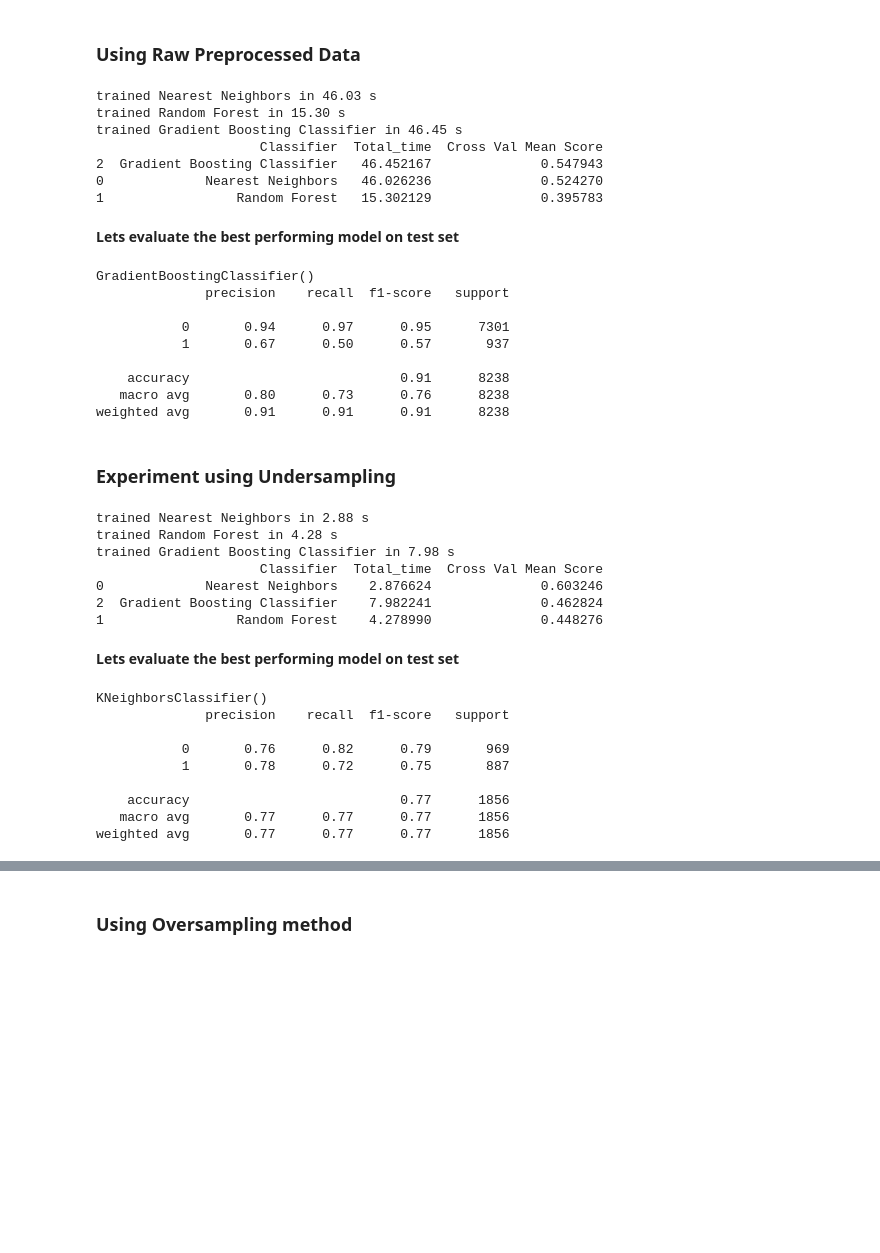
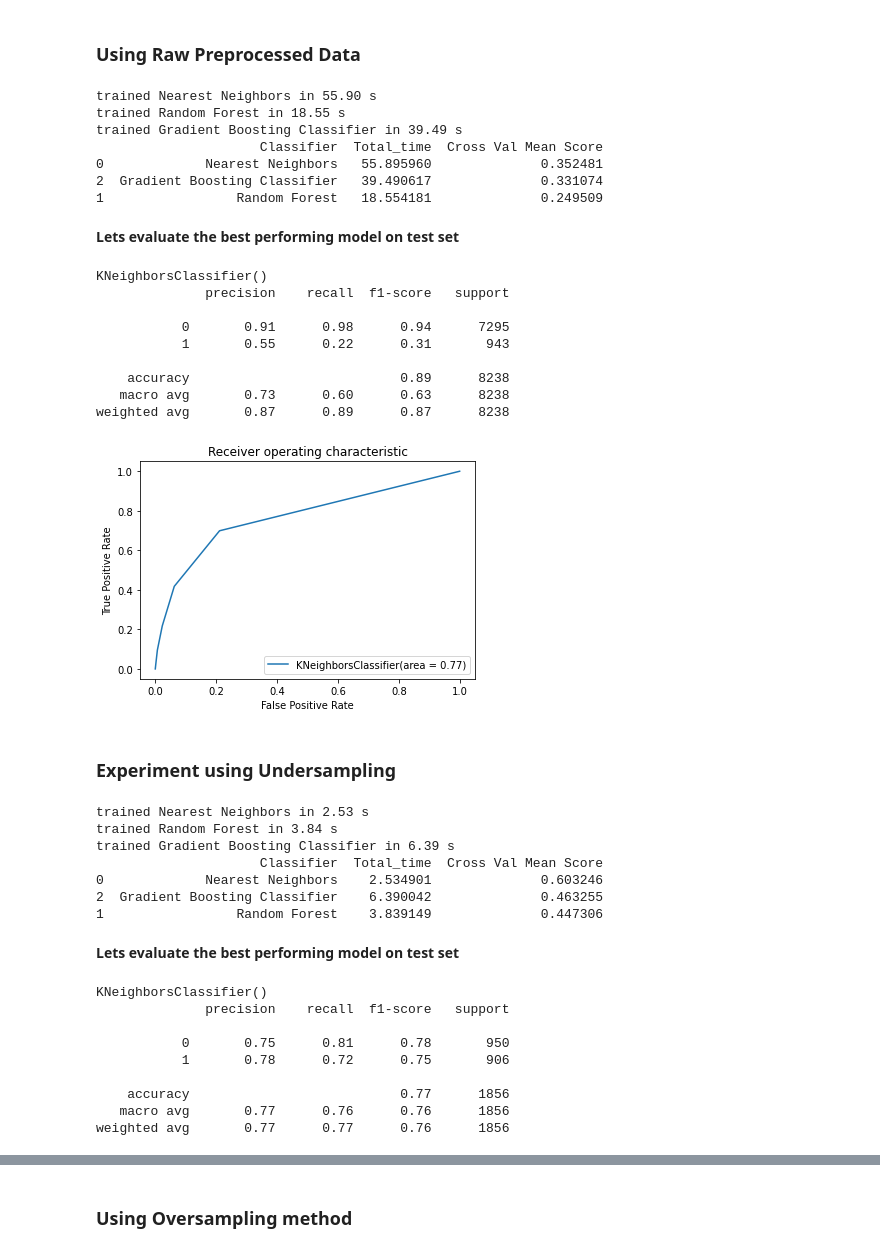
Before and after one commit to maneet-z/Bank_Marketing_Analytics, a Jupyter notebook: bank_marketing/notebooks/Notebook3_Data Modeling and Results.ipynb, the cells around one changed output, grey strips where cells are left out. Cells and saved outputs as stored; diff of their text form; code cells hidden in the pictures; blank space fills up the shorter version.

```diff
--- a/bank_marketing/notebooks/Notebook3_Data Modeling and Results.ipynb
+++ b/bank_marketing/notebooks/Notebook3_Data Modeling and Results.ipynb
@@ -23,9 +28,6 @@ def plot_confusion_matrix(cm,
                           title='Confusion matrix',
                           cmap=None,
                           normalize=True):
-    import matplotlib.pyplot as plt
-    import numpy as np
-    import itertools
 
     accuracy = np.trace(cm) / np.sum(cm).astype('float')
     misclass = 1 - accuracy
@@ -36,7 +38,6 @@ def plot_confusion_matrix(cm,
     plt.figure(figsize=(4,4))
     plt.imshow(cm, interpolation='nearest', cmap=cmap)
     plt.title(title)
-#     plt.colorbar()
 
     if target_names is not None:
         tick_marks = np.arange(len(target_names))
@@ -63,6 +64,19 @@ def plot_confusion_matrix(cm,
     plt.ylabel('True label')
     plt.xlabel('Predicted label\naccuracy={:0.4f}; misclass={:0.4f}'.format(accuracy, misclass))
     plt.show()
+
+def plot_roc_auc_curve(clf1,X_test,y_test):
+    baseline_roc_auc = roc_auc_score(y_test, clf1.predict_proba(X_test)[:,1])
+    fprB, tprB, thresholdsB = roc_curve(y_test, clf1.predict_proba(X_test)[:,1])
+
+    plt.figure()
+    plt.plot(fprB, tprB, label=str(best_clf).split("(")[0] + '(area = %0.2f)' % baseline_roc_auc)
+    plt.xlabel('False Positive Rate')
+    plt.ylabel('True Positive Rate')
+    plt.title('Receiver operating characteristic')
+    plt.legend(loc="lower right")
+    plt.savefig(path + figures_add + '/Roc_curve' + str(best_clf).split("(")[0] +'.png')
+    plt.show()
 # %% [markdown]
 ## Import processed data which is ready for modelling
 # %%
@@ -109,7 +123,7 @@ def cv_model(X_train,Y_train,verbose = True):
     count = 0
     for key, classifier in dict_classifiers.items():
         t_start = time.clock()
-        cross_val = cross_val_score(classifier,X_train, Y_train, cv = 3)
+        cross_val = cross_val_score(classifier,X_train, Y_train, cv = 3, scoring= "f1_macro")
         t_end = time.clock()
         t_diff = t_end - t_start
         df_results.loc[count,'Classifier'] = key
@@ -126,13 +140,13 @@ cv_raw_results = cv_model(X_raw_preprocessed.values,y_raw_preprocessed.values)
 cv_raw_results = cv_raw_results.sort_values(by='Cross Val Mean Score', ascending=False)
 print(cv_raw_results)
 # %% [output]
-trained Nearest Neighbors in 46.03 s
-trained Random Forest in 15.30 s
-trained Gradient Boosting Classifier in 46.45 s
+trained Nearest Neighbors in 55.90 s
+trained Random Forest in 18.55 s
+trained Gradient Boosting Classifier in 39.49 s
                      Classifier  Total_time  Cross Val Mean Score
-2  Gradient Boosting Classifier   46.452167              0.547943
-0             Nearest Neighbors   46.026236              0.524270
-1                 Random Forest   15.302129              0.395783
+0             Nearest Neighbors   55.895960              0.352481
+2  Gradient Boosting Classifier   39.490617              0.331074
+1                 Random Forest   18.554181              0.249509
 # %% [markdown]
 <b>Lets evaluate the best performing model on test set</b>
 # %%
@@ -143,15 +157,19 @@ best_clf.fit(X_train,y_train)
 y_pred = best_clf.predict(X_test)
 print(metrics.classification_report(y_test,y_pred))
 # %% [output]
-GradientBoostingClassifier()
+KNeighborsClassifier()
               precision    recall  f1-score   support
 
-           0       0.94      0.97      0.95      7301
-           1       0.67      0.50      0.57       937
+           0       0.91      0.98      0.94      7295
+           1       0.55      0.22      0.31       943
 
-    accuracy                           0.91      8238
-   macro avg       0.80      0.73      0.76      8238
-weighted avg       0.91      0.91      0.91      8238
+    accuracy                           0.89      8238
+   macro avg       0.73      0.60      0.63      8238
+weighted avg       0.87      0.89      0.87      8238
+# %%
+plot_roc_auc_curve(best_clf,X_test,y_test)
+# %% [output]
+[figure, added]
 # %%
 X_train.to_csv(path + experiment_add + '/raw_X_train.csv',index = False)
 X_test.to_csv(path + experiment_add + '/raw_X_test.csv',index = False)
@@ -165,13 +183,13 @@ cv_under_results = cv_model(X_under_preprocessed,y_under_preprocessed)
 cv_under_results = cv_under_results.sort_values(by='Cross Val Mean Score', ascending=False)
 print(cv_under_results)
 # %% [output]
-trained Nearest Neighbors in 2.88 s
-trained Random Forest in 4.28 s
-trained Gradient Boosting Classifier in 7.98 s
+trained Nearest Neighbors in 2.53 s
+trained Random Forest in 3.84 s
+trained Gradient Boosting Classifier in 6.39 s
                      Classifier  Total_time  Cross Val Mean Score
-0             Nearest Neighbors    2.876624              0.603246
-2  Gradient Boosting Classifier    7.982241              0.462824
-1                 Random Forest    4.278990              0.448276
+0             Nearest Neighbors    2.534901              0.603246
+2  Gradient Boosting Classifier    6.390042              0.463255
+1                 Random Forest    3.839149              0.447306
 # %% [markdown]
 <b>Lets evaluate the best performing model on test set</b>
 # %%
@@ -186,9 +204,9 @@ print(metrics.classification_report(y_test,y_pred))
 KNeighborsClassifier()
               precision    recall  f1-score   support
 
-           0       0.76      0.82      0.79       969
-           1       0.78      0.72      0.75       887
+           0       0.75      0.81      0.78       950
+           1       0.78      0.72      0.75       906
 
     accuracy                           0.77      1856
-   macro avg       0.77      0.77      0.77      1856
-weighted avg       0.77      0.77      0.77      1856
+   macro avg       0.77      0.76      0.76      1856
+weighted avg       0.77      0.77      0.76      1856
```
Also changed, not shown: parts of 20 cells of this notebook, 1 other file.
